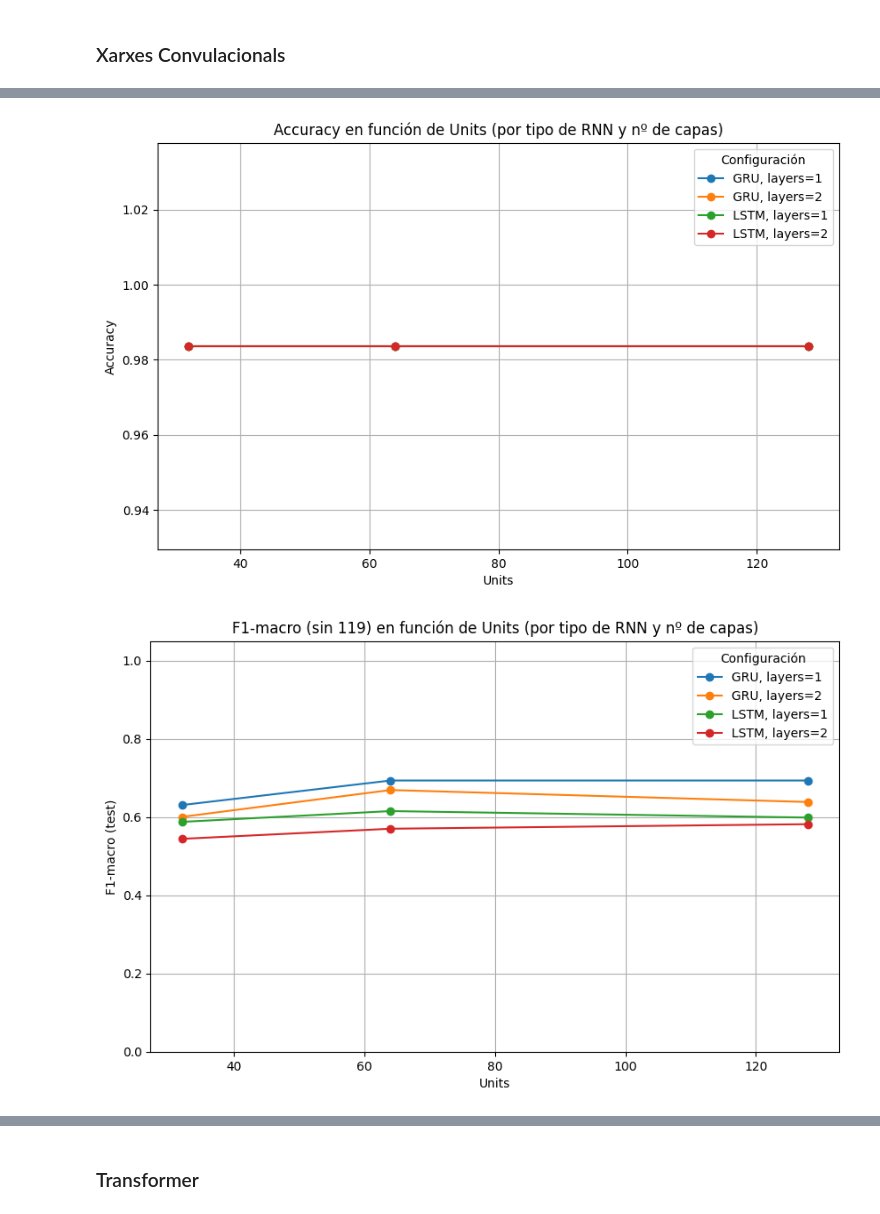
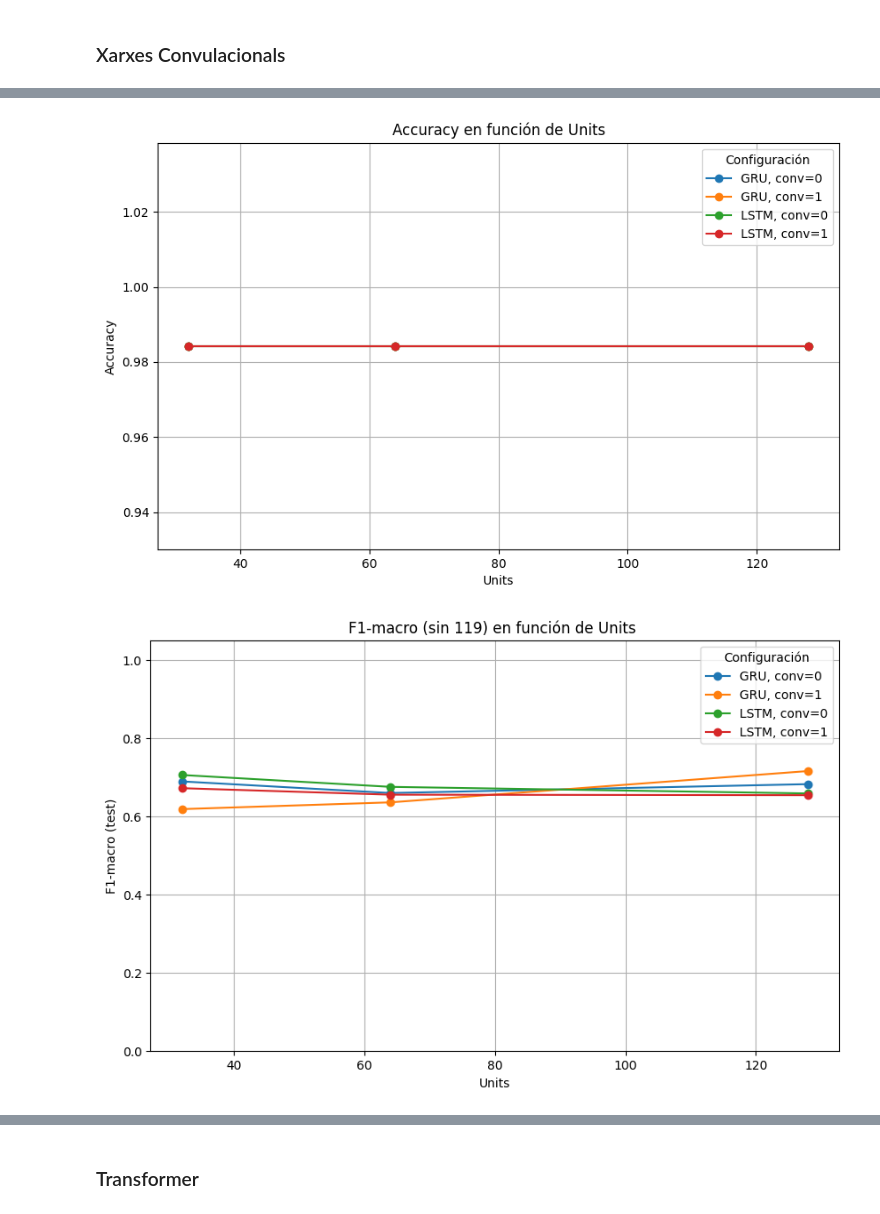
Before and after one commit to gallego-c/TVD_P2_ClaudiaVeronica, a Jupyter notebook: scripts/TVD_P2_2_ClaudiaVeronica.ipynb, the cells around one changed output, grey strips where cells are left out. Saved outputs shown, nothing was run; the diff lists cells and outputs as text; code cells hidden in the pictures.

```diff
--- a/scripts/TVD_P2_2_ClaudiaVeronica.ipynb
+++ b/scripts/TVD_P2_2_ClaudiaVeronica.ipynb
@@ -830,12 +795,13 @@ print(best_report_text)
 import pandas as pd
 vocab_size = len(tokenizer.word_index) + 1
 embedding_dim = 128
-best_filters = 128
+best_filters = 64
 best_kernel = 3
 
 RNN = ['LSTM', 'GRU']
 units_list = [32,64, 128]
-num_layers_list = [1, 2]
+con_conv = [0, 1]
+
 
 
 results = []
@@ -850,26 +816,27 @@ def add_recurrent_block(model, cell_type, units, return_sequences=True):
 
 for rnn in RNN:
     for units in units_list:
-        for num_layers in num_layers_list:
+      for conv in con_conv:
+
 
                     # Construcción del modelo
                     model = Sequential()
                     # Embedding con máscara para ignorar padding (id 0)
                     model.add(Embedding(input_dim=vocab_size, output_dim=embedding_dim,
                                         input_length=max_sequence_length, mask_zero=True))
+                    if conv== 1:
 
-                    # Bloques recurrentes (todas con return_sequences=True para NER)
-                    for i in range(num_layers):
-                        RNN_type = LSTM if rnn == 'LSTM' else GRU
-                        model.add(Bidirectional(RNN_type(units=units, return_sequences=True)))
-
-                    # Opcional: CNN sin cambiar longitud
-
-                    model.add(Conv1D(filters=best_filters, kernel_size=best_kernel,
+                        model.add(Conv1D(filters=best_filters, kernel_size=best_kernel,
                                          padding='same', activation='relu'))
 
-                    model.add(Conv1D(filters=best_filters, kernel_size=best_kernel,
-                                         padding='same', activation='relu'))
+
+
+                    RNN_type = LSTM if rnn == 'LSTM' else GRU
+                    model.add(Bidirectional(RNN_type(units=units, return_sequences=True)))
+
+
+                    # model.add(Conv1D(filters=best_filters, kernel_size=best_kernel,
+                    #                      padding='same', activation='relu'))
 
                     model.add(Dense(128, activation='relu'))
                     # Salida por token
@@ -905,7 +872,7 @@ for rnn in RNN:
                     results.append({
                         'Cell': rnn,
                         'Units': units,
-                        'Layers': num_layers,
+                        'Con_conv': conv,
                         'Filters': best_filters ,
                         'Kernel': best_kernel ,
                         'Accuracy': accuracy,
@@ -927,14 +894,14 @@ display(df_results)
 #Plot Accuracy
 plt.figure(figsize=(10, 6))
 for rnn_name in sorted(df_results['Cell'].unique()):
-    for layers in sorted(df_results['Layers'].unique()):
-        sub = df_results[(df_results['Cell'] == rnn_name) & (df_results['Layers'] == layers)].sort_values('Units')
+    for conv in sorted(df_results['Con_conv'].unique()):
+        sub = df_results[(df_results['Cell'] == rnn_name) & (df_results['Con_conv'] == conv)].sort_values('Units')
         if len(sub) == 0:
             continue
         x = sub['Units'].values
         y = sub['Accuracy'].values
-        plt.plot(x, y, marker='o', label=f'{rnn_name}, layers={layers}')
-plt.title('Accuracy en función de Units (por tipo de RNN y nº de capas)')
+        plt.plot(x, y, marker='o', label=f'{rnn_name}, conv={conv}')
+plt.title('Accuracy en función de Units')
 plt.xlabel('Units')
 plt.ylabel('Accuracy')
 plt.legend(title="Configuración")
@@ -945,14 +912,14 @@ plt.show()
 
 plt.figure(figsize=(10, 6))
 for rnn_name in sorted(df_results['Cell'].unique()):
-    for layers in sorted(df_results['Layers'].unique()):
-        sub = df_results[(df_results['Cell'] == rnn_name) & (df_results['Layers'] == layers)].sort_values('Units')
+    for conv in sorted(df_results['Con_conv'].unique()):
+        sub = df_results[(df_results['Cell'] == rnn_name) & (df_results['Con_conv'] == conv)].sort_values('Units')
         if len(sub) == 0:
             continue
         x = sub['Units'].values
         y = sub['F1_macro'].values
-        plt.plot(x, y, marker='o', label=f'{rnn_name}, layers={layers}')
-plt.title('F1-macro (sin 119) en función de Units (por tipo de RNN y nº de capas)')
+        plt.plot(x, y, marker='o', label=f'{rnn_name}, conv={conv}')
+plt.title('F1-macro (sin 119) en función de Units ')
 plt.xlabel('Units')
 plt.ylabel('F1-macro (test)')
 plt.ylim(0, 1.05)
@@ -980,5 +947,5 @@ print(best_report_text)
-[figure, old version]
+[figure, new version]
-[figure, old version]
+[figure, new version]
 === Classification report del MEJOR modelo (por F1_macro) ===
                               precision    recall  f1-score   support
 
```
Also changed, not shown: parts of 15 cells of this notebook.
